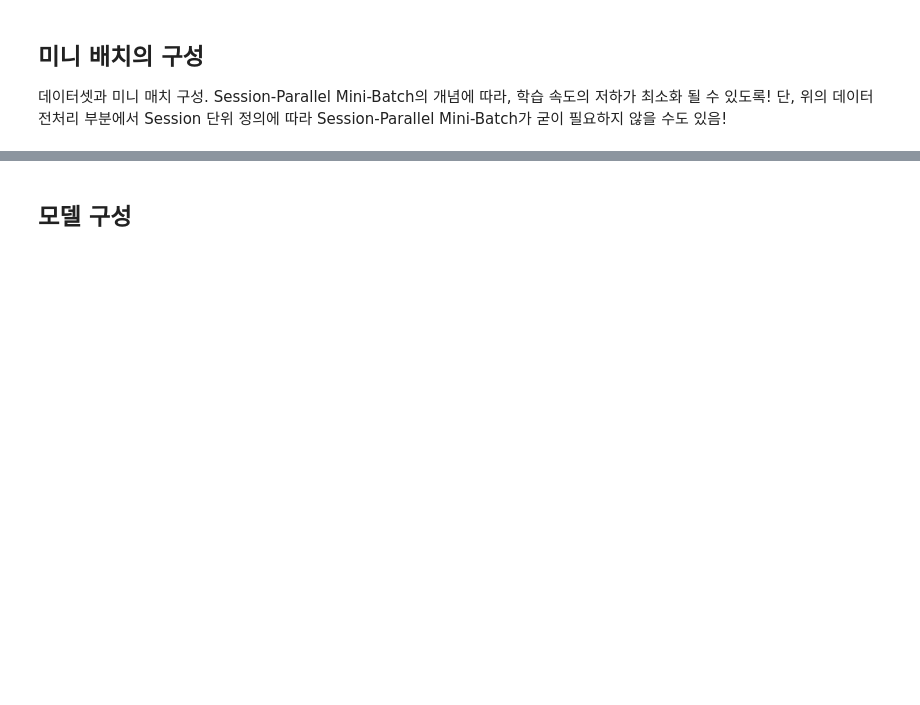
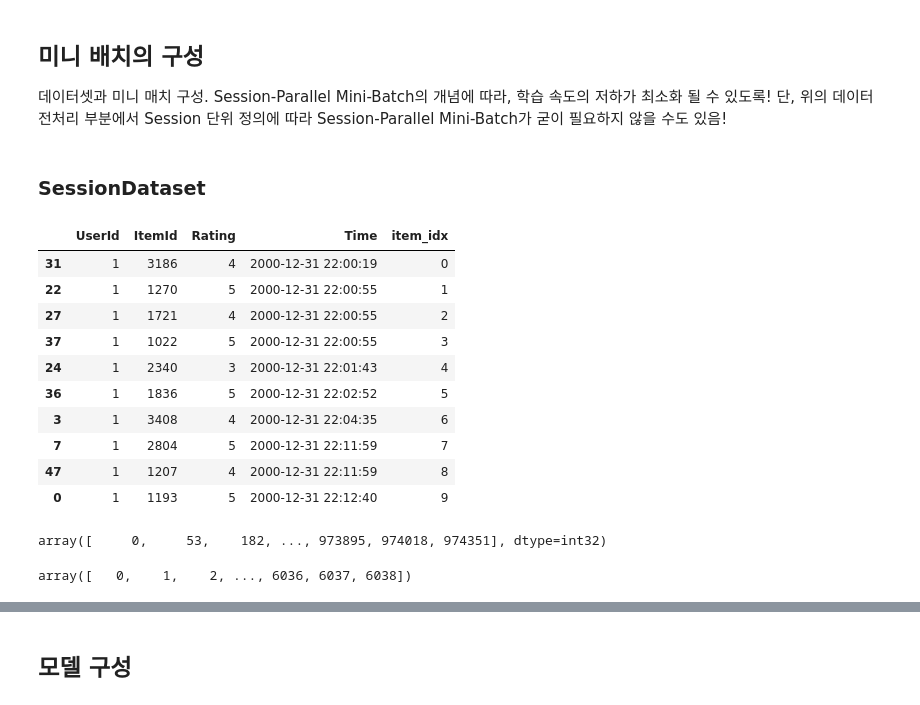
Before and after one commit to bluecandle/2020_AIFFEL, a Jupyter notebook: daily_notes/exploration_codes/e23_code/E23.ipynb, the cells around one changed output, grey strips where cells are left out. Drawn from its saved outputs; the diff is of its cells as text; code cells hidden in the pictures; blank space fills up the shorter version.

```diff
--- a/daily_notes/exploration_codes/e23_code/E23.ipynb
+++ b/daily_notes/exploration_codes/e23_code/E23.ipynb
@@ -32,0 +279,3 @@ Session 이 아닌 UserID 단위로 데이터가 생성되어 있으므로, Sess
+# %%
+data = cleanse_recursive(data, least_rating=40)
+data
@@ -35,3 +387,5 @@ Session 이 아닌 UserID 단위로 데이터가 생성되어 있으므로, Sess
 
 데이터셋과 미니 매치 구성. Session-Parallel Mini-Batch의 개념에 따라, 학습 속도의 저하가 최소화 될 수 있도록!
 단, 위의 데이터 전처리 부분에서 Session 단위 정의에 따라 Session-Parallel Mini-Batch가 굳이 필요하지 않을 수도 있음!
+# %% [markdown]
+### SessionDataset
@@ -37,0 +408,23 @@ Session 이 아닌 UserID 단위로 데이터가 생성되어 있으므로, Sess
+# %%
+tr_dataset = SessionDataset(tr)
+tr_dataset.df.head(10)
+# %% [output]
+|  | UserId | ItemId | Rating | Time | item_idx |
+| 31 | 1 | 3186 | 4 | 2000-12-31 22:00:19 | 0 |
+| 22 | 1 | 1270 | 5 | 2000-12-31 22:00:55 | 1 |
+| 27 | 1 | 1721 | 4 | 2000-12-31 22:00:55 | 2 |
+| 37 | 1 | 1022 | 5 | 2000-12-31 22:00:55 | 3 |
+| 24 | 1 | 2340 | 3 | 2000-12-31 22:01:43 | 4 |
+| 36 | 1 | 1836 | 5 | 2000-12-31 22:02:52 | 5 |
+| 3 | 1 | 3408 | 4 | 2000-12-31 22:04:35 | 6 |
+| 7 | 1 | 2804 | 5 | 2000-12-31 22:11:59 | 7 |
+| 47 | 1 | 1207 | 4 | 2000-12-31 22:11:59 | 8 |
+| 0 | 1 | 1193 | 5 | 2000-12-31 22:12:40 | 9 |
+# %%
+tr_dataset.rating_offsets
+# %% [output]
+array([     0,     53,    182, ..., 973895, 974018, 974351], dtype=int32)
+# %%
+tr_dataset.user_idx
+# %% [output]
+array([   0,    1,    2, ..., 6036, 6037, 6038])
```
Also changed, not shown: parts of 63 cells of this notebook, 6 other files.
